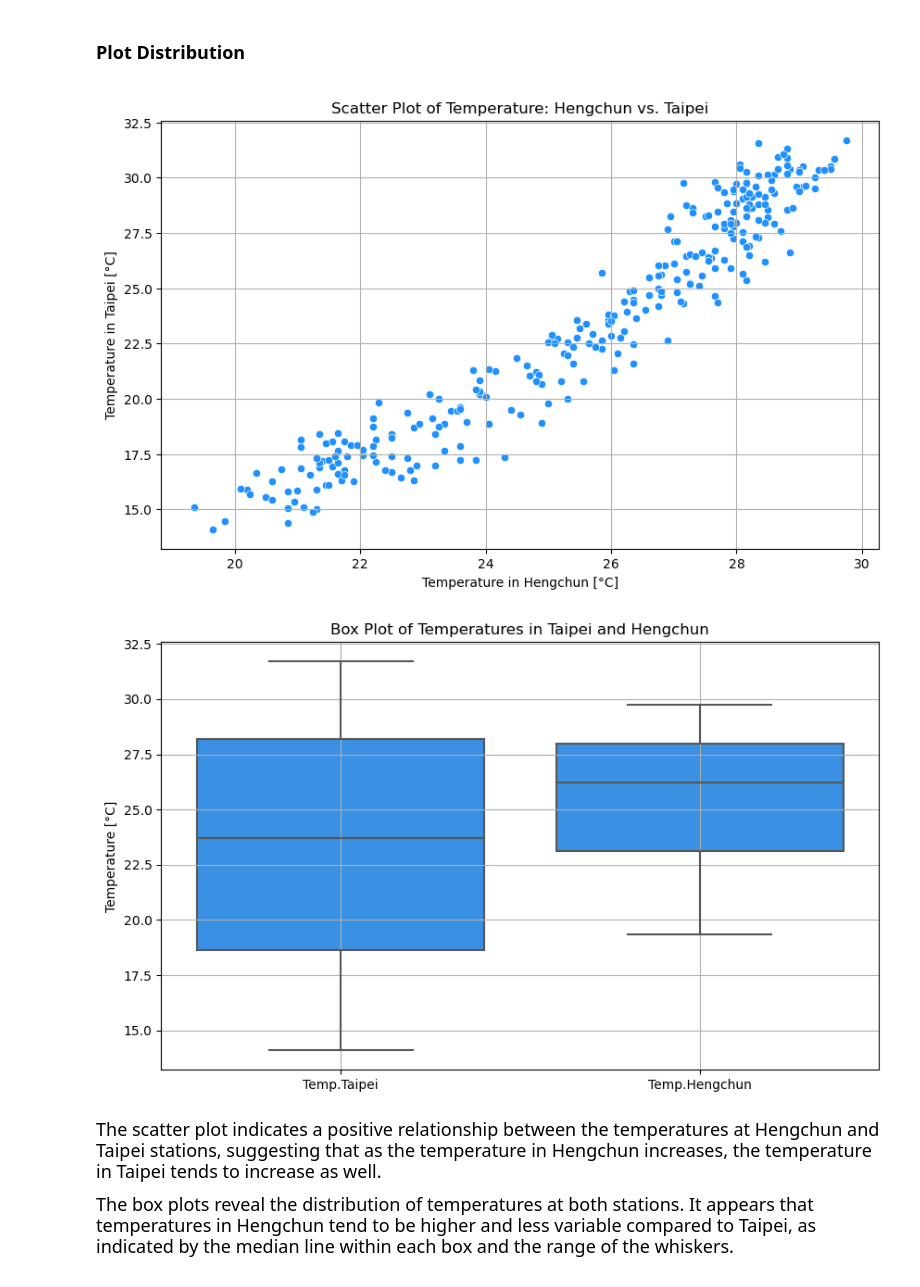
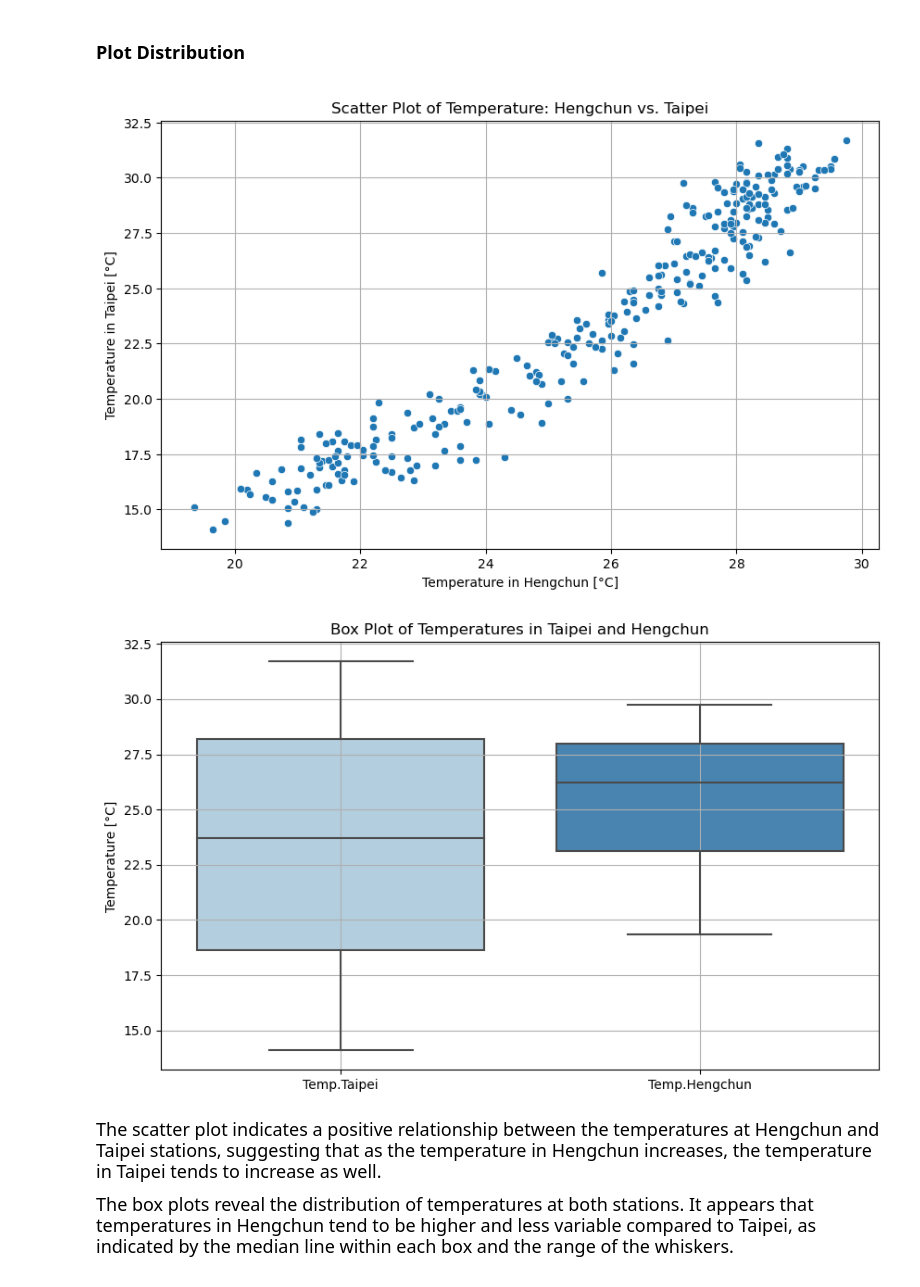
Before and after one commit to Ludong0909/Statistics, a Jupyter notebook: hw7/hw7.ipynb, the cells around one changed output. Cells and saved outputs as stored; diff of their text form; code cells hidden in the pictures.

Commit message:
change some colors

```diff
--- a/hw7/hw7.ipynb
+++ b/hw7/hw7.ipynb
@@ -26,31 +26,31 @@ Student: 林之然 (B11209005, 大氣二), 蔡知諺（B11209014, 大氣二）
 # %%
 import matplotlib.pyplot as plt
 import seaborn as sns
 import pandas as pd
 
 # Load the training data
 training_data_path = 'Data_slr_training_hw.xlsx'
 training_data = pd.read_excel(training_data_path)
 
 # Scatter plot
 plt.figure(figsize=(10, 6))
-sns.scatterplot(x='Temp.Hengchun', y='Temp.Taipei', color='dodgerblue', data=training_data)
+sns.scatterplot(x='Temp.Hengchun', y='Temp.Taipei', palette="Blues", data=training_data)
 plt.title('Scatter Plot of Temperature: Hengchun vs. Taipei')
 plt.xlabel('Temperature in Hengchun [°C]')
 plt.ylabel('Temperature in Taipei [°C]')
 plt.grid(True)
 plt.show()
 
 # Box plots
 plt.figure(figsize=(10, 6))
-sns.boxplot(color='dodgerblue', data=training_data[['Temp.Taipei', 'Temp.Hengchun']])
+sns.boxplot(palette="Blues", data=training_data[['Temp.Taipei', 'Temp.Hengchun']])
 plt.title('Box Plot of Temperatures in Taipei and Hengchun')
 plt.ylabel('Temperature [°C]')
 plt.grid(True)
 plt.show()
 # %% [output]
-[figure, old version]
+[figure, new version]
-[figure, old version]
+[figure, new version]
 # %% [markdown]
 <font face='serif' size=4>
 <span style="line-height: 1.25;">
```
Also changed, not shown: parts of 1 cell of this notebook.
